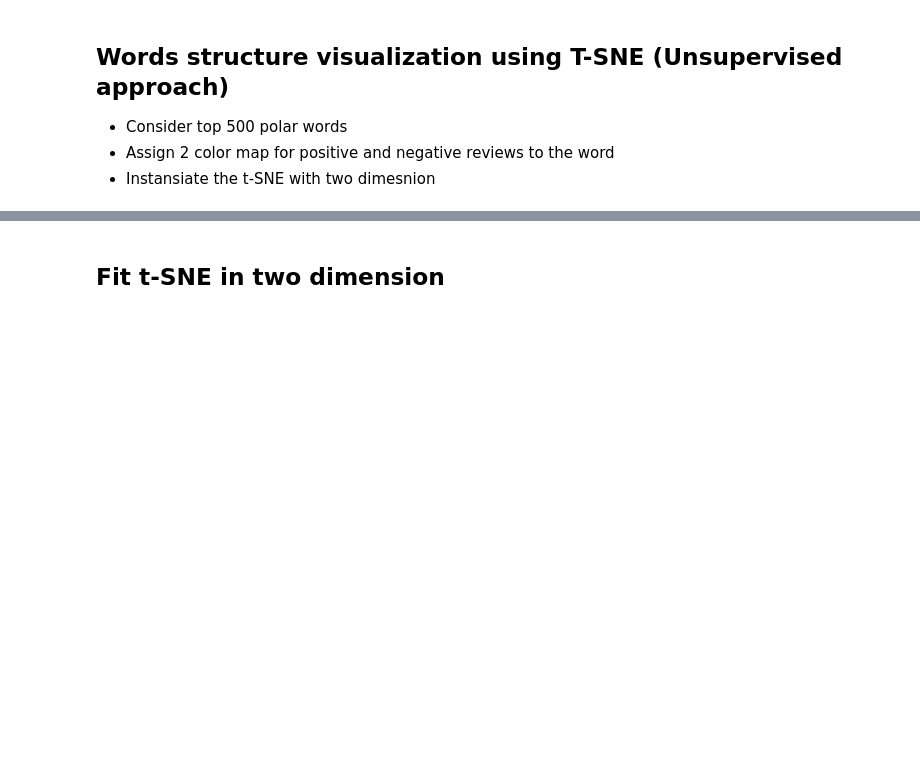
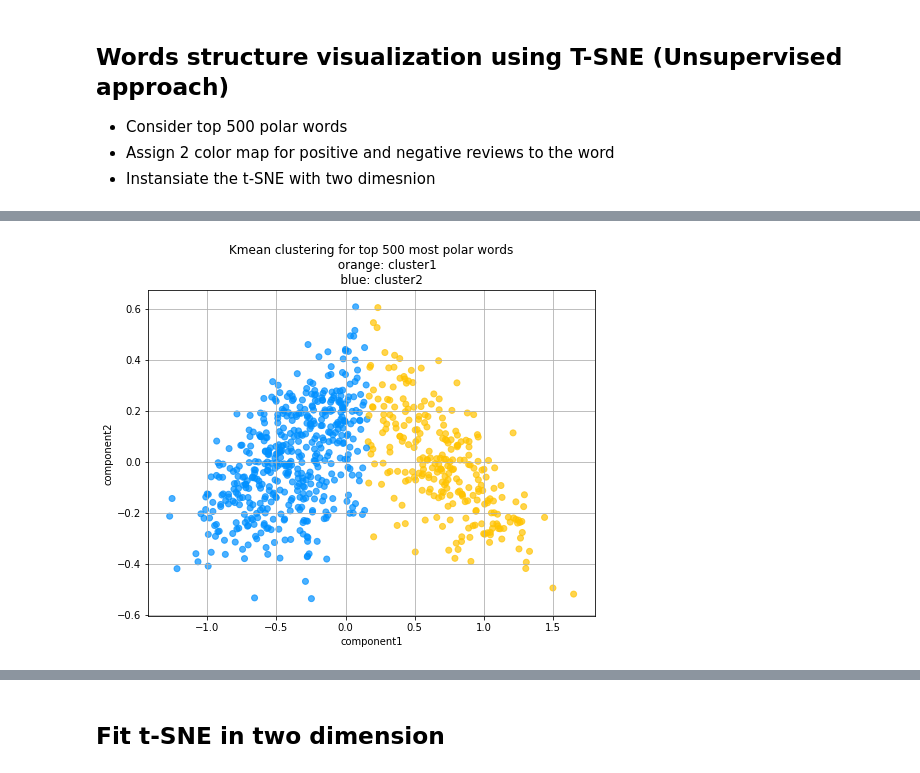
Before and after one commit to ania4data/Sentiment_study_Amazon_fine_food_review, a Jupyter notebook: amazon_finefood_review_capstone.ipynb, the cells around one changed output, grey strips where cells are left out. Saved outputs shown, nothing was run; the diff lists cells and outputs as text; code cells hidden in the pictures; blank space fills up the shorter version.

```diff
--- a/amazon_finefood_review_capstone.ipynb
+++ b/amazon_finefood_review_capstone.ipynb
@@ -1870,0 +1889,21 @@ for word in words_to_visualize:
+# %%
+from sklearn.cluster import KMeans
+
+kmeans = KMeans(n_clusters=2, random_state=0).fit(pca_vecotors_2)
+kmean_label = kmeans.labels_
+# %%
+kmean_label = list(kmean_label)
+# %%
+kmean_c = (len(colors_list))*['a']
+kmean_c = ["#ffc300" if label == 1 else "#0090ff" for label in kmean_label]
+# %%
+plt.figure(figsize=(8,6))
+plt.scatter(pca_vecotors_2[:,0], pca_vecotors_2[:,1], c = kmean_c, alpha=0.7)
+plt.xlabel('component1')
+plt.ylabel('component2')
+plt.title('Kmean clustering for top 500 most polar words\n \
+        orange: cluster1 \n     blue: cluster2')
+plt.grid()
+plt.savefig('pckmean_2_init.png')
+# %% [output]
+[figure, added]
```
Also changed, not shown: parts of 21 cells of this notebook.
